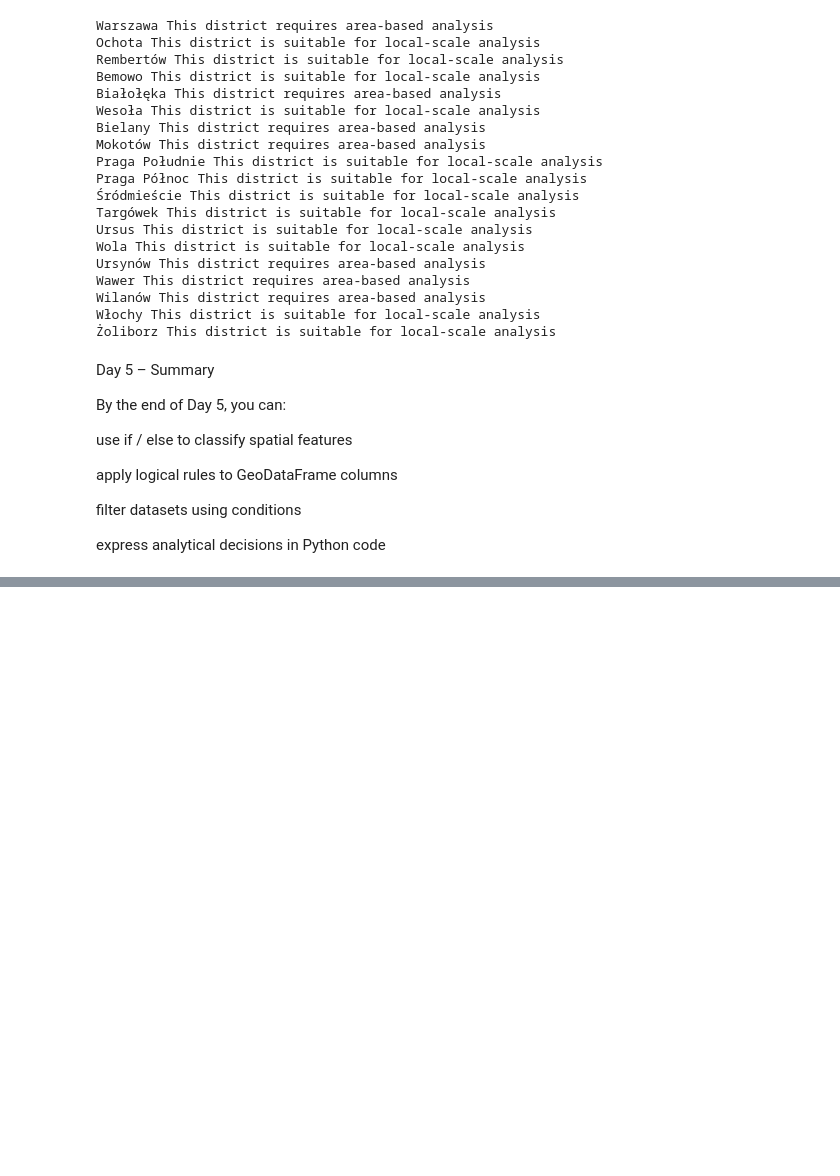
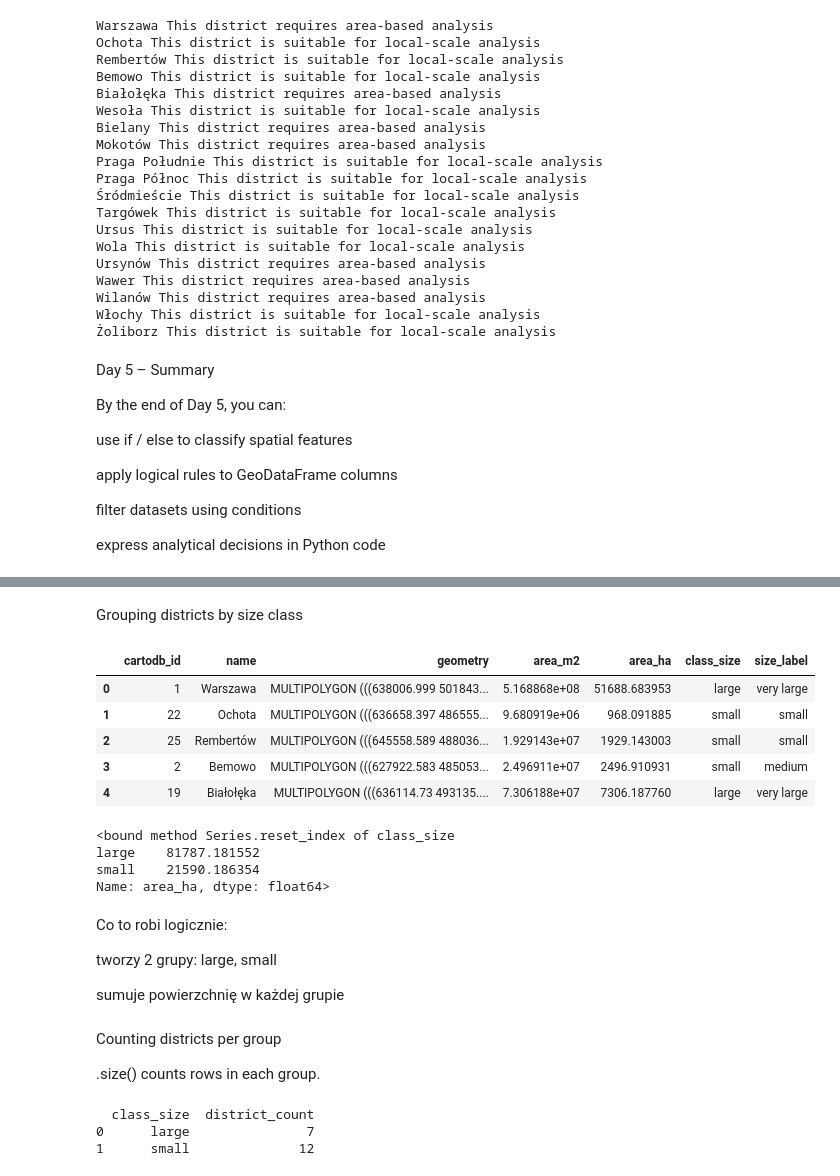
Before and after one commit to piaseckazaneta/Python, a Jupyter notebook: Python_Day1.ipynb, the cells around one changed output, grey strips where cells are left out. Drawn from its saved outputs; the diff is of its cells as text; code cells hidden in the pictures; blank space fills up the shorter version.

Commit message:
Add Day 7: Pandas filtering and groupby on district attributes

```diff
--- a/Python_Day1.ipynb
+++ b/Python_Day1.ipynb
@@ -583,0 +598,48 @@ express analytical decisions in Python code
+# %% [markdown]
+Grouping districts by size class
+# %%
+districts_gdf_projected.head()
+# %% [output]
+|  | cartodb_id | name | geometry | area_m2 | area_ha | class_size | size_label |
+| 0 | 1 | Warszawa | MULTIPOLYGON (((638006.999 501843... | 5.168868e+08 | 51688.683953 | large | very large |
+| 1 | 22 | Ochota | MULTIPOLYGON (((636658.397 486555... | 9.680919e+06 | 968.091885 | small | small |
+| 2 | 25 | Rembertów | MULTIPOLYGON (((645558.589 488036... | 1.929143e+07 | 1929.143003 | small | small |
+| 3 | 2 | Bemowo | MULTIPOLYGON (((627922.583 485053... | 2.496911e+07 | 2496.910931 | small | medium |
+| 4 | 19 | Białołęka | MULTIPOLYGON (((636114.73 493135.... | 7.306188e+07 | 7306.187760 | large | very large |
+# %%
+area_by_class_size = (
+    districts_gdf_projected
+    .groupby("class_size")["area_ha"]
+    .sum()
+    .reset_index
+    )
+
+print(area_by_class_size)
+# %% [output]
+<bound method Series.reset_index of class_size
+large    81787.181552
+small    21590.186354
+Name: area_ha, dtype: float64>
+# %% [markdown]
+Co to robi logicznie:
+
+tworzy 2 grupy: large, small
+
+sumuje powierzchnię w każdej grupie
+# %% [markdown]
+Counting districts per group
+
+.size() counts rows in each group.
+# %%
+district_count = (
+    districts_gdf_projected
+    .groupby("class_size")
+    .size()
+    .reset_index(name="district_count")
+)
+
+print(district_count)
+# %% [output]
+  class_size  district_count
+0      large               7
+1      small              12
```
Also changed, not shown: parts of 4 cells of this notebook.
